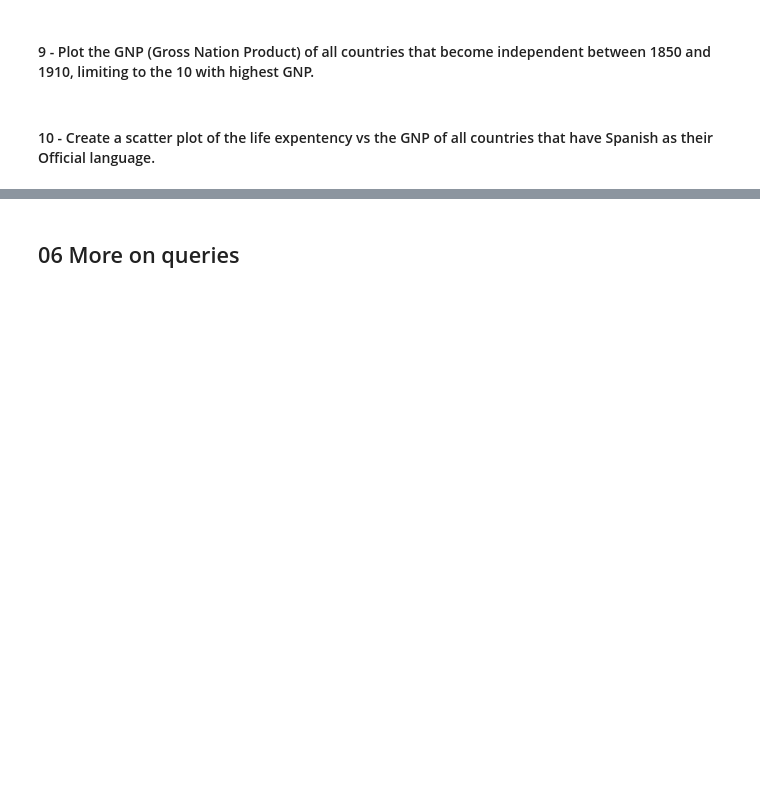
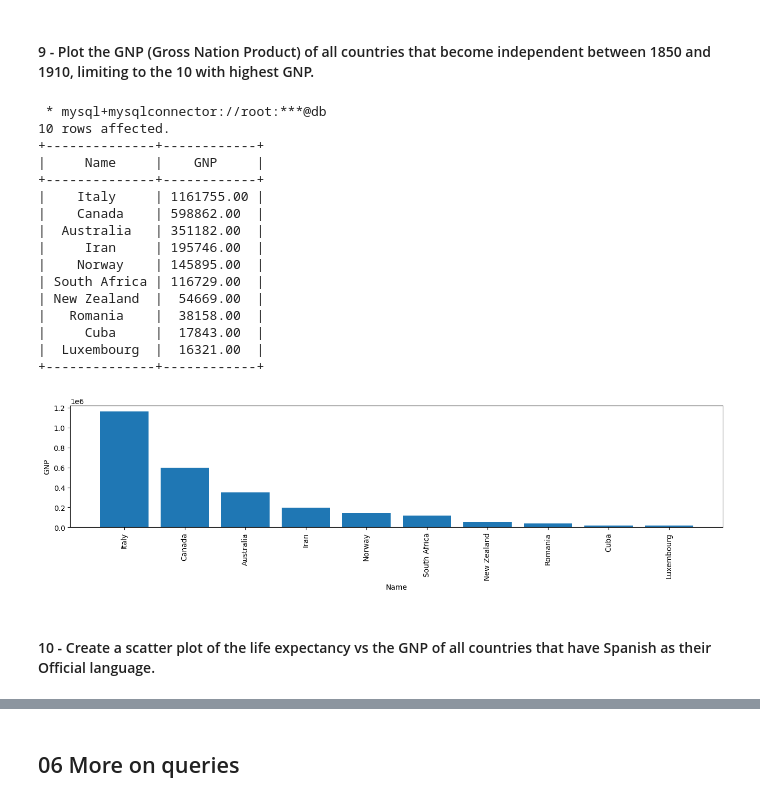
Before and after one commit to gulbord/MAPD-B, a Jupyter notebook: mysql/notebooks/MySQL.ipynb, the cells around one changed output, grey strips where cells are left out. Saved outputs shown, nothing was run; the diff lists cells and outputs as text; code cells hidden in the pictures; blank space fills up the shorter version.

```diff
--- a/mysql/notebooks/MySQL.ipynb
+++ b/mysql/notebooks/MySQL.ipynb
@@ -1509,13 +1529,35 @@ plt.xticks(rotation='vertical');
 # %% [markdown]
 #### 9 - Plot the GNP (Gross Nation Product) of all countries that become independent between 1850 and 1910, limiting to the 10 with highest GNP.
 # %%
-res_ = %sql SELECT     FROM      WHERE      ORDER BY   ;
+res_ = %sql SELECT Name, GNP \
+            FROM country \
+            WHERE IndepYear BETWEEN 1850 AND 1910 \
+            ORDER BY GNP DESC \
+            LIMIT 10;
 
 print(res_)
 
 plt.figure(figsize=(16,3))
 res_.bar();
 plt.xticks(rotation='vertical');
+# %% [output]
+ * mysql+mysqlconnector://root:***@db
+10 rows affected.
++--------------+------------+
+|     Name     |    GNP     |
++--------------+------------+
+|    Italy     | 1161755.00 |
+|    Canada    | 598862.00  |
+|  Australia   | 351182.00  |
+|     Iran     | 195746.00  |
+|    Norway    | 145895.00  |
+| South Africa | 116729.00  |
+| New Zealand  |  54669.00  |
+|   Romania    |  38158.00  |
+|     Cuba     |  17843.00  |
+|  Luxembourg  |  16321.00  |
++--------------+------------+
+[figure, added]
 # %% [markdown]
-#### 10 - Create a scatter plot of the life expentency vs the GNP of all countries that have Spanish as their Official language.
+#### 10 - Create a scatter plot of the life expectancy vs the GNP of all countries that have Spanish as their Official language.
 # %%
```
Also changed, not shown: parts of 10 cells of this notebook.
